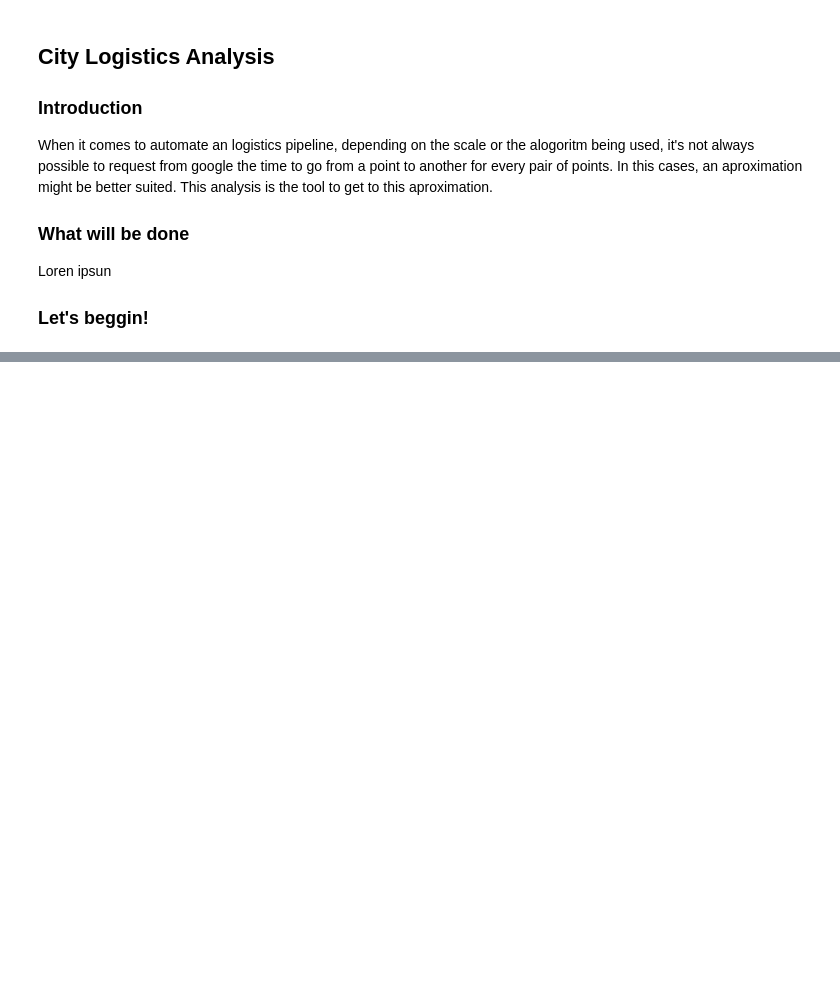
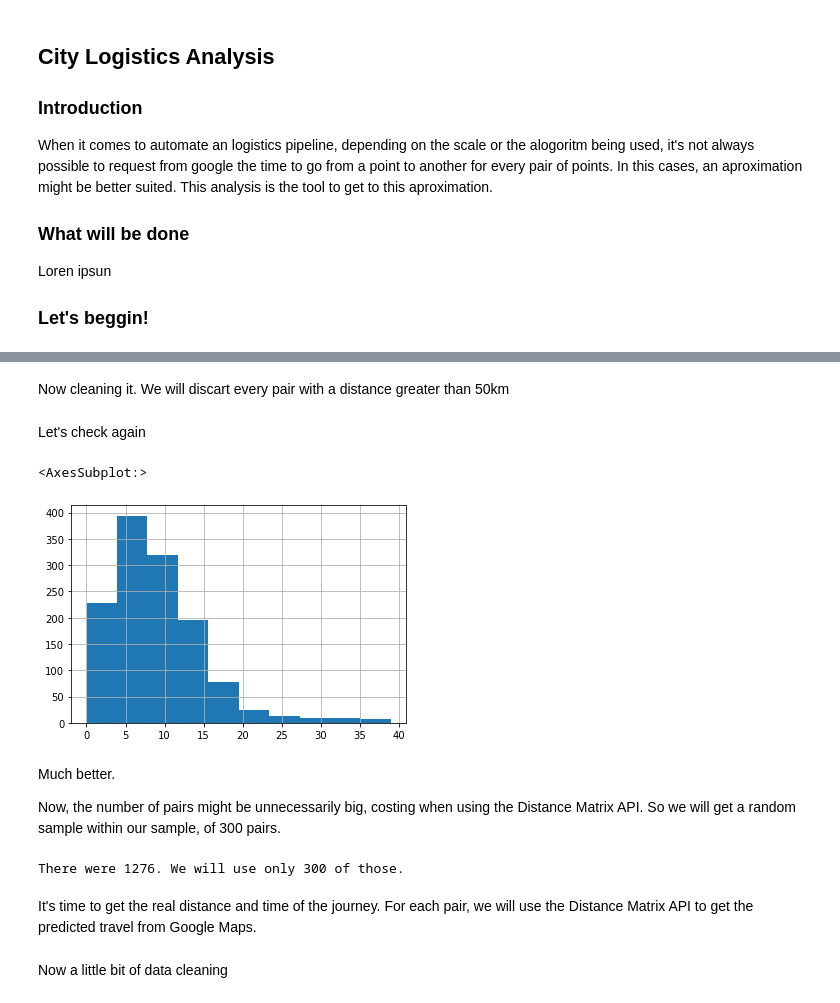
Before and after one commit to vdresch/StraightlineToRealworld_logisics, a Jupyter notebook: analysis.ipynb, the cells around one changed output, grey strips where cells are left out. Cells and saved outputs as stored; diff of their text form; code cells hidden in the pictures; blank space fills up the shorter version.

```diff
--- a/analysis.ipynb
+++ b/analysis.ipynb
@@ -94,0 +128,22 @@ plt.show()
+# %% [markdown]
+Now cleaning it. We will discart every pair with a distance greater than 50km
+# %%
+pairs = pairs[pairs['straight_distance'] < 50]
+# %% [markdown]
+Let's check again
+# %%
+pairs['straight_distance'].hist()
+# %% [output]
+<AxesSubplot:>
+[figure, added]
+# %% [markdown]
+Much better.
+
+Now, the number of pairs might be unnecessarily big, costing when using the Distance Matrix API. So we will get a random sample within our sample, of 300 pairs.
+# %%
+print("There were {}. We will use only 300 of those.".format(len(pairs)))
+sub_sample = pairs.sample(n=300)
+# %% [output]
+There were 1276. We will use only 300 of those.
+# %% [markdown]
+It's time to get the real distance and time of the journey. For each pair, we will use the Distance Matrix API to get the predicted travel from Google Maps.
@@ -94,0 +167,2 @@ plt.show()
+# %% [markdown]
+Now a little bit of data cleaning
```
Also changed, not shown: parts of 24 cells of this notebook, 3 other files.
